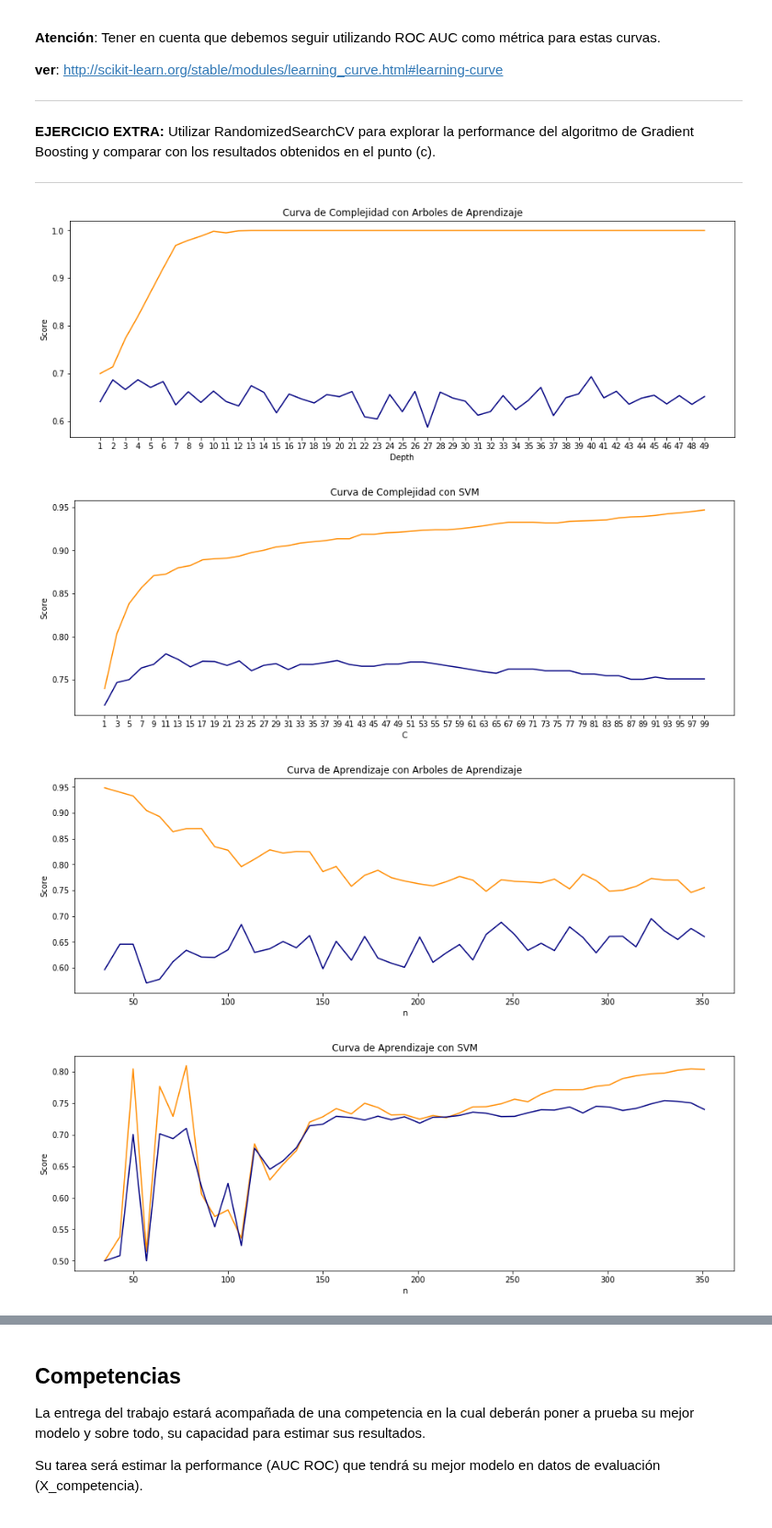
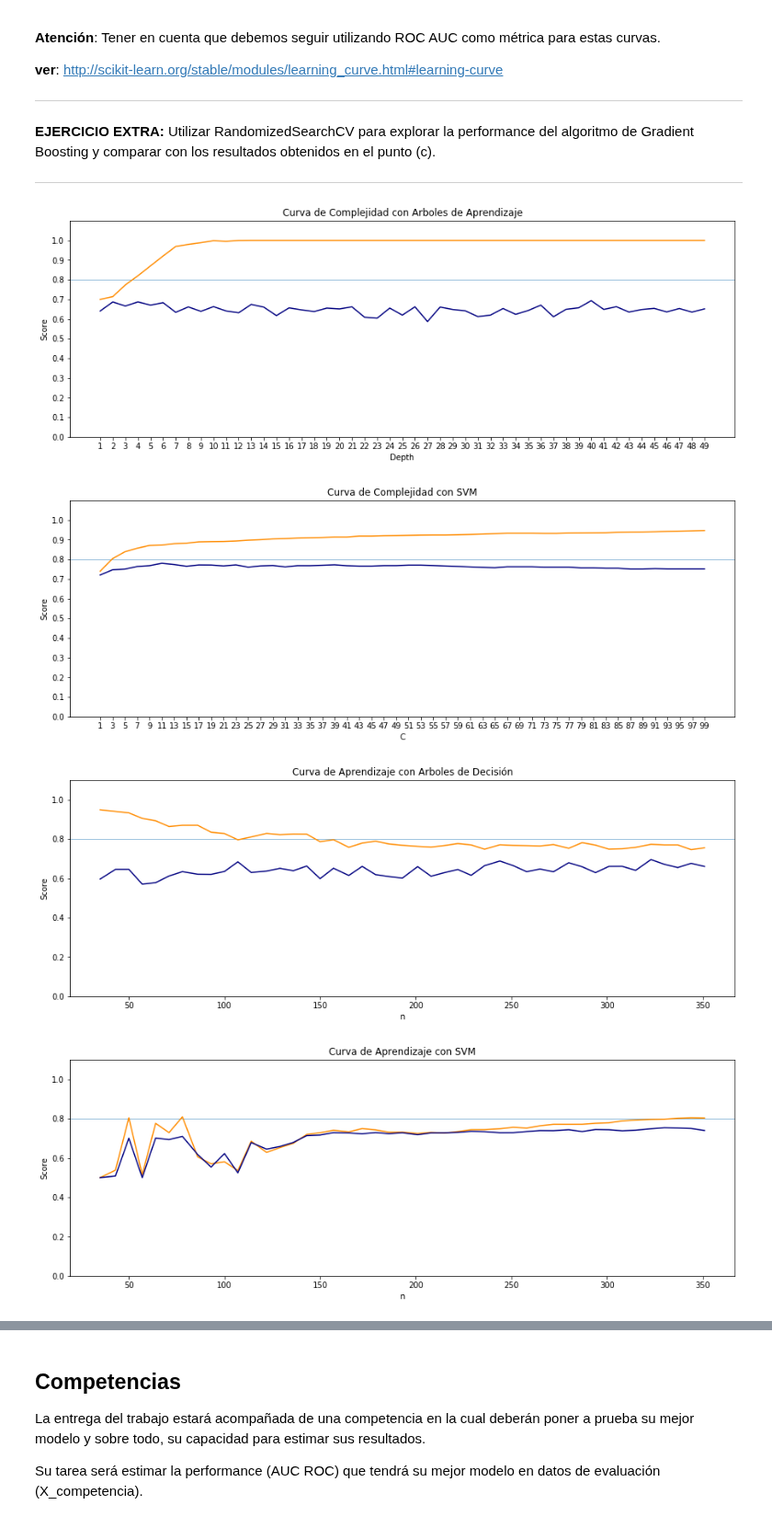
Before and after one commit to cosa65/aprendizajeAutomatico, a Jupyter notebook: TP1/TP1.ipynb, the cells around one changed output, grey strips where cells are left out. Shown at 92% size. Saved outputs shown, nothing was run; the diff lists cells and outputs as text; code cells hidden in the pictures.

```diff
--- a/TP1/TP1.ipynb
+++ b/TP1/TP1.ipynb
@@ -533,15 +520,23 @@ def plot_validation_curve(train_scores, validation_scores, param_range, xlabel="
     validation_scores_std = np.std(validation_scores, axis=1)
 
     plt.figure(figsize=(15,5))
+    plt.ylim(0.0,1.1)
+
     plt.title(title)
     plt.xlabel(xlabel)
     plt.ylabel("Score")
     plt.xticks(param_range)
+    plt.yticks(np.arange(0.0, 1.1, 0.1))
 
     plt.plot(param_range, train_scores_mean, label="Training score",
                  color="darkorange")
+
     plt.plot(param_range, validation_scores_mean, label="Cross-validation score",
              color="navy")
+
+    marker_line_width = 0.005
+    plt.axhspan(0.8 - marker_line_width/2, 0.8 + marker_line_width/2, alpha=0.5)
+
     plt.show()
 
 #    None	gini	2	auto	0.6746	0.6997
@@ -574,8 +569,8 @@ svm_train_scores, svm_validation_scores = \
 plot_validation_curve(decision_tree_train_scores, decision_tree_validation_scores, depths_to_try, xlabel="Depth", title="Curva de Complejidad con Arboles de Aprendizaje")
 plot_validation_curve(svm_train_scores, svm_validation_scores, cs_to_try, xlabel="C", title="Curva de Complejidad con SVM")
 # %% [output]
-[figure, old version]
+[figure, new version]
-[figure, old version]
+[figure, new version]
 # %%
 def plot_learning_curve(train_scores, validation_scores, param_range, title="Curva de aprendizaje"):
     train_scores_mean = np.mean(train_scores, axis=1)
@@ -584,43 +579,50 @@ def plot_learning_curve(train_scores, validation_scores, param_range, title="Cur
     validation_scores_std = np.std(validation_scores, axis=1)
 
     plt.figure(figsize=(15,5))
+    plt.ylim(0.0,1.1)
+
     plt.title(title)
     plt.xlabel("n")
     plt.ylabel("Score")
+
 
     plt.plot(param_range, train_scores_mean, label="Training score",
                  color="darkorange")
     plt.plot(param_range, validation_scores_mean, label="Cross-validation score",
              color="navy")
+
+    marker_line_width = 0.005
+    plt.axhspan(0.8 - marker_line_width/2, 0.8 + marker_line_width/2, alpha=0.5)
+
     plt.show()
 
 #    None	gini	2	auto	0.6746	0.6997
 # "Seleccionamos el que consideramos uno de los mejores arboles obtenidos en GridSearch del ej 3"
 dtree_train_sizes_abs, decision_tree_train_scores, decision_tree_validation_scores = \
     learning_curve( \
         DecisionTreeClassifier(max_features="auto", criterion="gini", max_depth=3), \
         X_dev_np, y_dev_np, \
         train_sizes = np.arange(0.1, 1., 0.02), \
         cv=5, \
         scoring=make_scorer(roc_auc_score) \
     )
 
 # {'kernel': ['rbf', 'poly', 'sigmoid'], 'gamma':sp.stats.expon(scale=.1),'C': sp.stats.expon(scale=10)}
 # 0.0001	rbf	0.7679	0.8707
 svm_train_sizes_abs, svm_train_scores, svm_validation_scores = \
     learning_curve( \
         SVC(gamma=0.0001, kernel='rbf', C=3), \
         X_dev_np, y_dev_np, \
         train_sizes = np.arange(0.1, 1., 0.02), \
         cv=5, \
         scoring=make_scorer(roc_auc_score), \
     )
 
 plot_learning_curve(decision_tree_train_scores, decision_tree_validation_scores, dtree_train_sizes_abs, title="Curva de Aprendizaje con Arboles de Decisión")
 plot_learning_curve(svm_train_scores, svm_validation_scores, svm_train_sizes_abs, title="Curva de Aprendizaje con SVM")
 # %% [output]
-[figure, old version]
+[figure, new version]
-[figure, old version]
+[figure, new version]
 # %%
 forest_parameters = [{'max_depth': [None, 3, 8, 15, 30, 50] }]
 grid_forest_result = doSearch('grid', RandomForestClassifier(n_estimators=200), forest_parameters)
```
Also changed, not shown: parts of 6 cells of this notebook.
